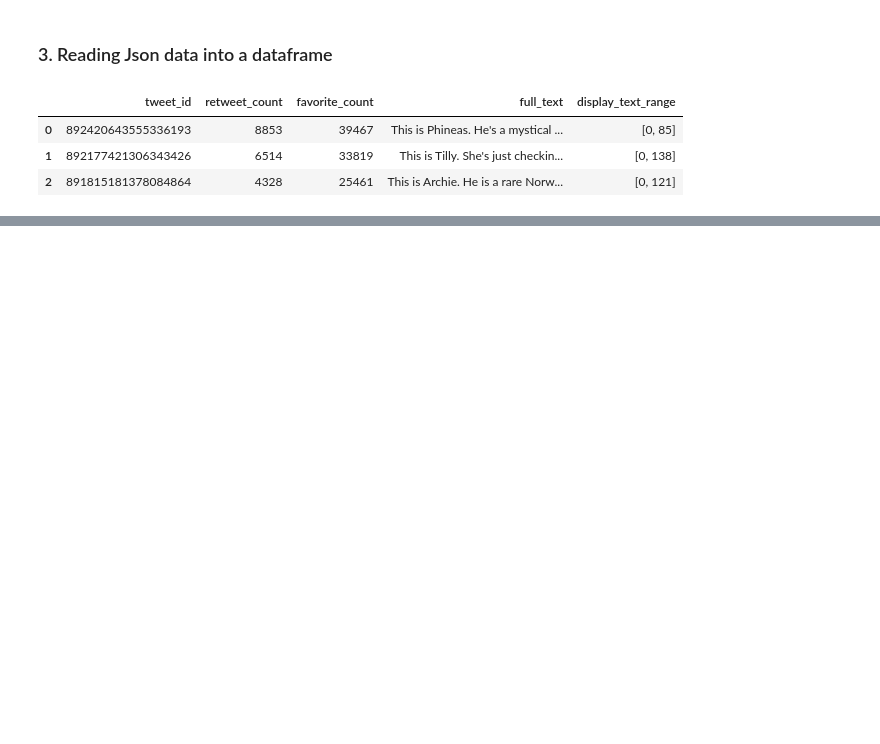
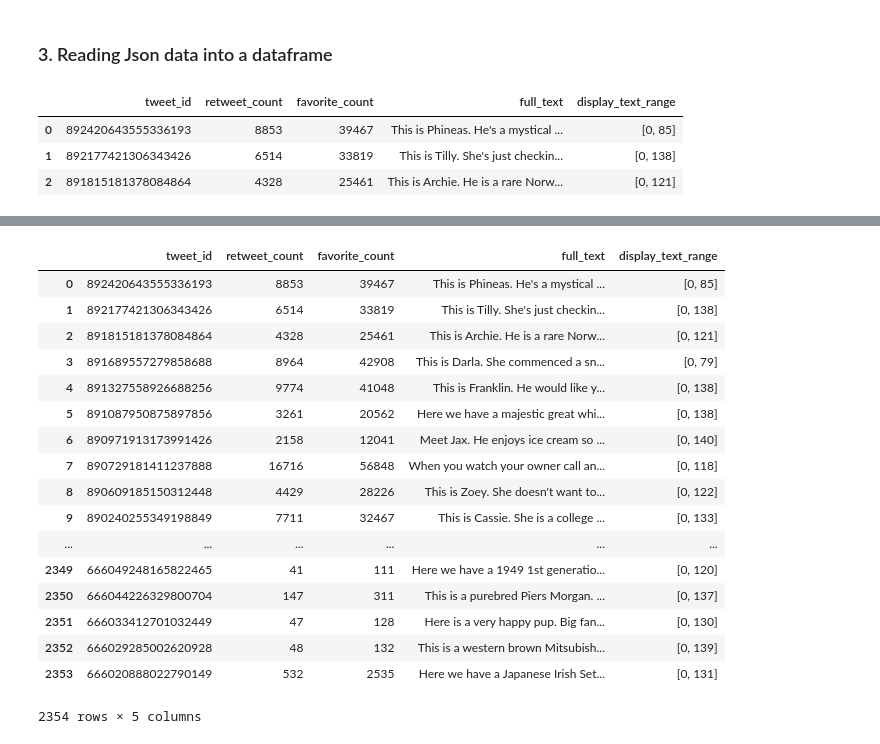
Before and after one commit to benjaminuwimana/WranglingData, a Jupyter notebook: wrangle_act.ipynb, the cells around one changed output, grey strips where cells are left out. Drawn from its saved outputs; the diff is of its cells as text; code cells hidden in the pictures; blank space fills up the shorter version.

Commit message:
Assessing data for quality and tidiness issues

```diff
--- a/wrangle_act.ipynb
+++ b/wrangle_act.ipynb
@@ -94,0 +142,21 @@ tweets_data.head(3)
+# %%
+tweets_data
+# %% [output]
+|  | tweet_id | retweet_count | favorite_count | full_text | display_text_range |
+| 0 | 892420643555336193 | 8853 | 39467 | This is Phineas. He's a mystical ... | [0, 85] |
+| 1 | 892177421306343426 | 6514 | 33819 | This is Tilly. She's just checkin... | [0, 138] |
+| 2 | 891815181378084864 | 4328 | 25461 | This is Archie. He is a rare Norw... | [0, 121] |
+| 3 | 891689557279858688 | 8964 | 42908 | This is Darla. She commenced a sn... | [0, 79] |
+| 4 | 891327558926688256 | 9774 | 41048 | This is Franklin. He would like y... | [0, 138] |
+| 5 | 891087950875897856 | 3261 | 20562 | Here we have a majestic great whi... | [0, 138] |
+| 6 | 890971913173991426 | 2158 | 12041 | Meet Jax. He enjoys ice cream so ... | [0, 140] |
+| 7 | 890729181411237888 | 16716 | 56848 | When you watch your owner call an... | [0, 118] |
+| 8 | 890609185150312448 | 4429 | 28226 | This is Zoey. She doesn't want to... | [0, 122] |
+| 9 | 890240255349198849 | 7711 | 32467 | This is Cassie. She is a college ... | [0, 133] |
+| ... | ... | ... | ... | ... | ... |
+| 2349 | 666049248165822465 | 41 | 111 | Here we have a 1949 1st generatio... | [0, 120] |
+| 2350 | 666044226329800704 | 147 | 311 | This is a purebred Piers Morgan. ... | [0, 137] |
+| 2351 | 666033412701032449 | 47 | 128 | Here is a very happy pup. Big fan... | [0, 130] |
+| 2352 | 666029285002620928 | 48 | 132 | This is a western brown Mitsubish... | [0, 139] |
+| 2353 | 666020888022790149 | 532 | 2535 | Here we have a Japanese Irish Set... | [0, 131] |
+2354 rows × 5 columns
```
Also changed, not shown: parts of 15 cells of this notebook.
